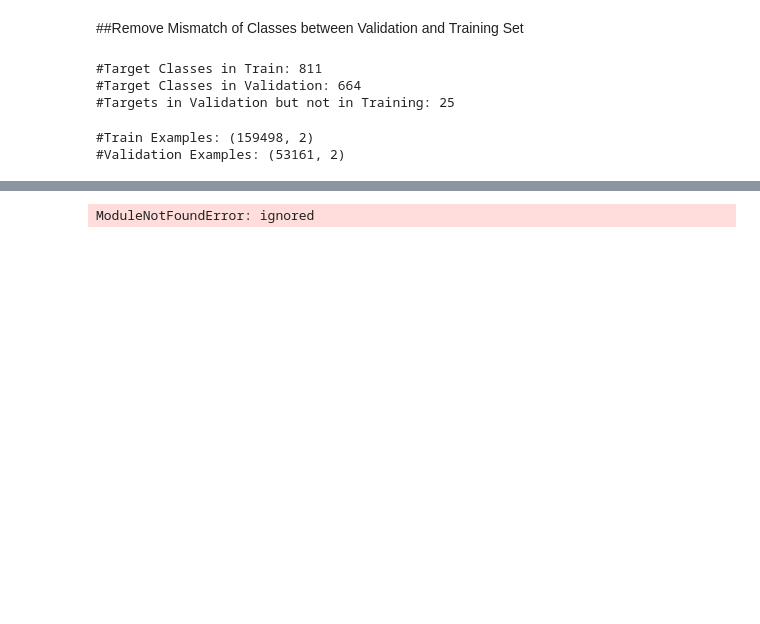
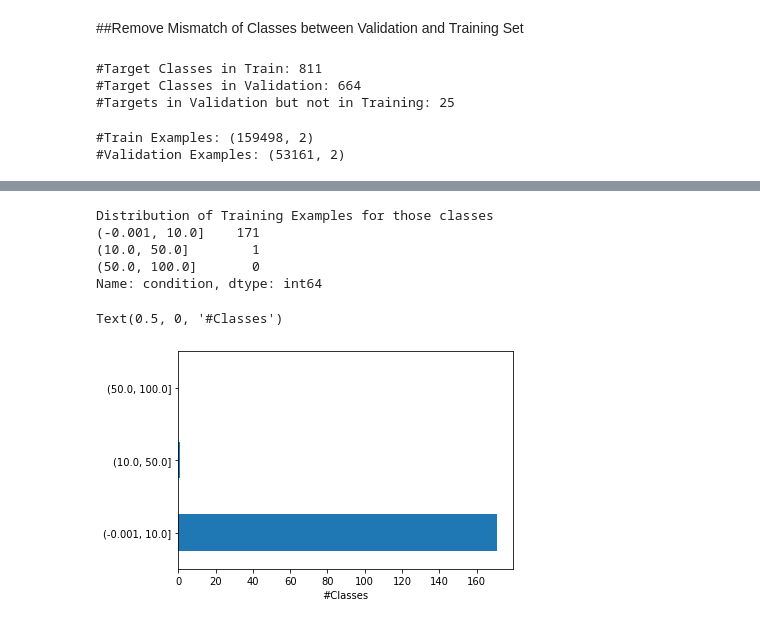
Before and after one commit to dhirajsuvarna/nlp_text_classification, a Jupyter notebook: hackathon/ULMFit_Drug_Review_Classification_Data_Exploration.ipynb, the cells around one changed output, grey strips where cells are left out. Saved outputs shown, nothing was run; the diff lists cells and outputs as text; code cells hidden in the pictures; blank space fills up the shorter version.

```diff
--- a/hackathon/ULMFit_Drug_Review_Classification_Data_Exploration.ipynb
+++ b/hackathon/ULMFit_Drug_Review_Classification_Data_Exploration.ipynb
@@ -104,16 +97,23 @@ Text(0.5, 0, '#Classes')
 # %%
 #Let us see the distribution of Traning Examples for the above classes
 print("Distribution of Training Examples for those classes")
 only_in_train_bins = [0, 10, 50, 100]
 out_only_in_train = pd.cut(df_only_in_train['condition'].value_counts(), bins=only_in_train_bins, include_lowest =True)
 out_only_in_train = out_only_in_train.value_counts().reindex(out_only_in_train.cat.categories)
-axes = out_only_in_train.plot.bar()
+print(out_only_in_train)
+axes = out_only_in_train.plot.barh()
 axes.set_xlabel('#Classes')
 # axes = df_only_in_train['condition'].value_counts().plot.hist()
 # axes.set_xlabel('#Training Examples')
 # axes.set_ylabel('#Conditions')
 # %% [output]
-ModuleNotFoundError: ignored
+Distribution of Training Examples for those classes
+(-0.001, 10.0]    171
+(10.0, 50.0]        1
+(50.0, 100.0]       0
+Name: condition, dtype: int64
+Text(0.5, 0, '#Classes')
+[figure, added]
 # %%
 #We can see that there are 419 Training examples for which 172 classes are present in Traning set but not the validation set
 #To make the Traning and Validation Set Balanced, removing those 419 Traning Examples
```
Also changed, not shown: parts of 15 cells of this notebook.
